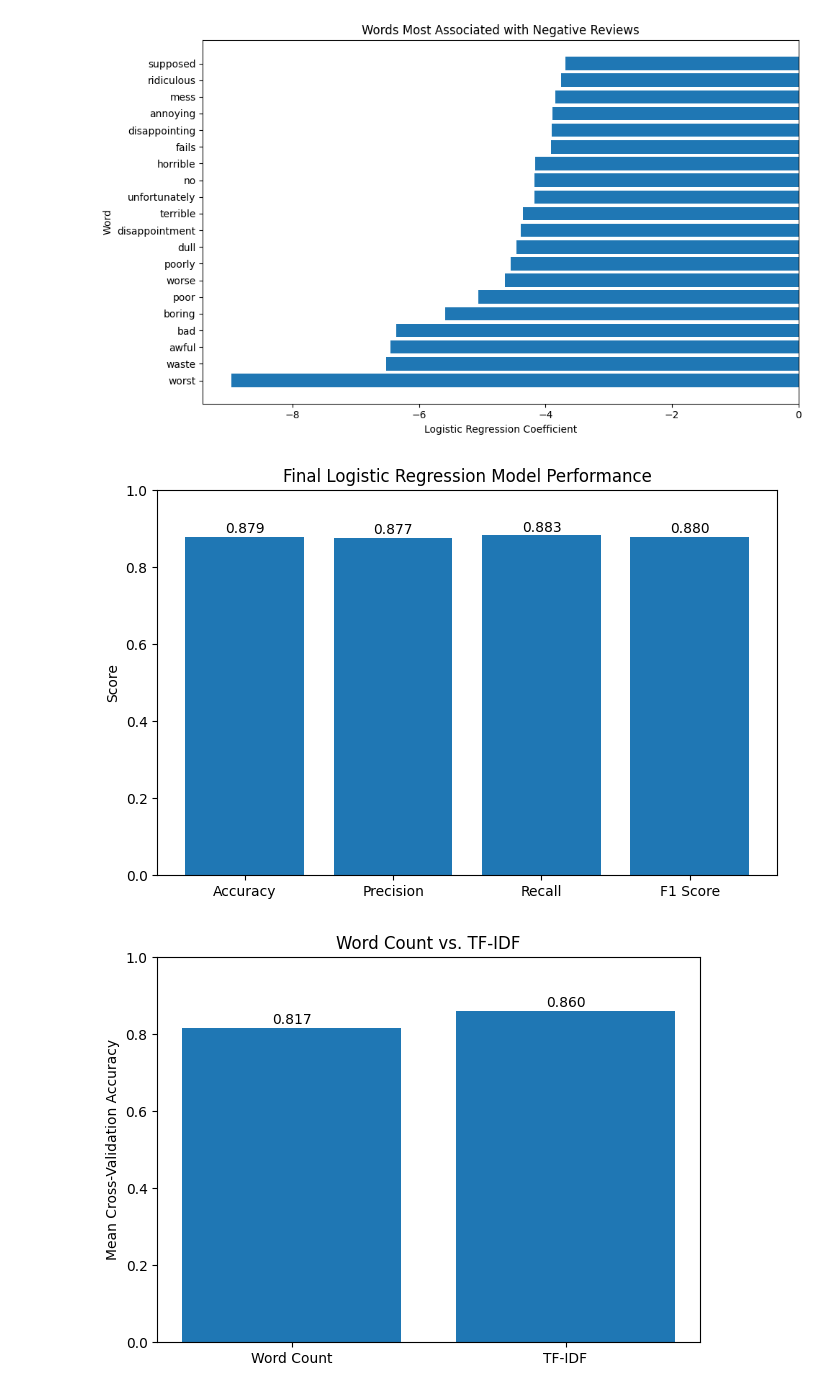
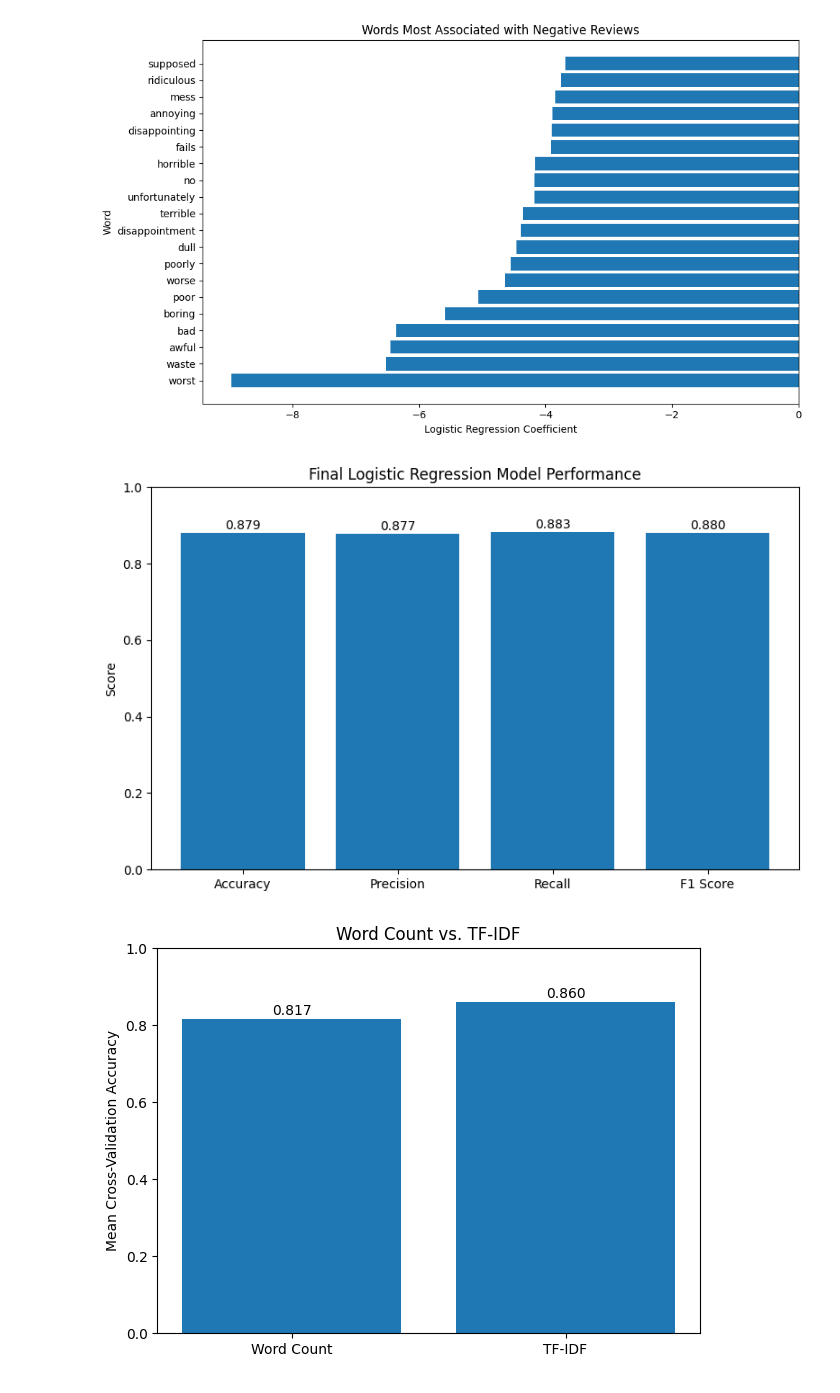
Before and after one commit to spbromberg/Project-1-Group-5-DS-4002, a Jupyter notebook: Scripts/IMDb_Reviews_Project.ipynb, the cells around one changed output. Saved outputs shown, nothing was run; the diff lists cells and outputs as text; code cells hidden in the pictures.

```diff
--- a/Scripts/IMDb_Reviews_Project.ipynb
+++ b/Scripts/IMDb_Reviews_Project.ipynb
@@ -403,22 +403,24 @@ plt.show()
 # %%
 # Final Model Performance
 
 metrics = ["Accuracy", "Precision", "Recall", "F1 Score"]
 scores = [accuracy, precision, recall, f1]
 
 plt.figure(figsize=(8, 5))
 plt.bar(metrics, scores)
 
 plt.ylim(0, 1)
 plt.ylabel("Score")
 plt.title("Final Logistic Regression Model Performance")
 
 for i, score in enumerate(scores):
     plt.text(i, score + 0.01, f"{score:.3f}", ha="center")
 
+plt.tight_layout()
+plt.savefig("final_model_performance.png", dpi=300, bbox_inches="tight")    #to save image
 plt.show()
 # %% [output]
-[figure, old version]
+[figure, new version]
 # %%
 #OPTIONAL
 
```
Also changed, not shown: parts of 7 cells of this notebook.
